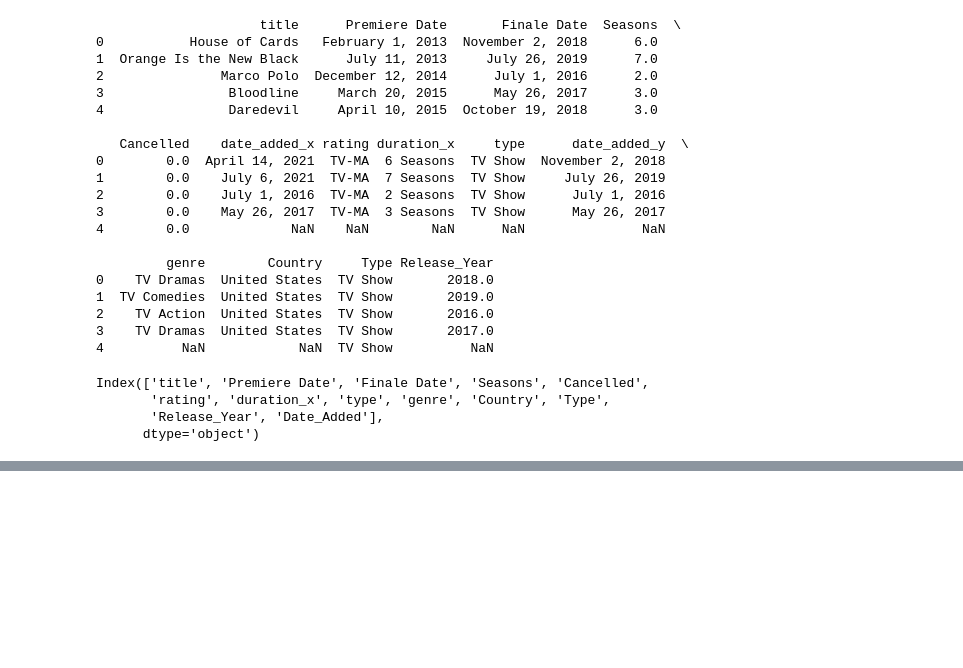
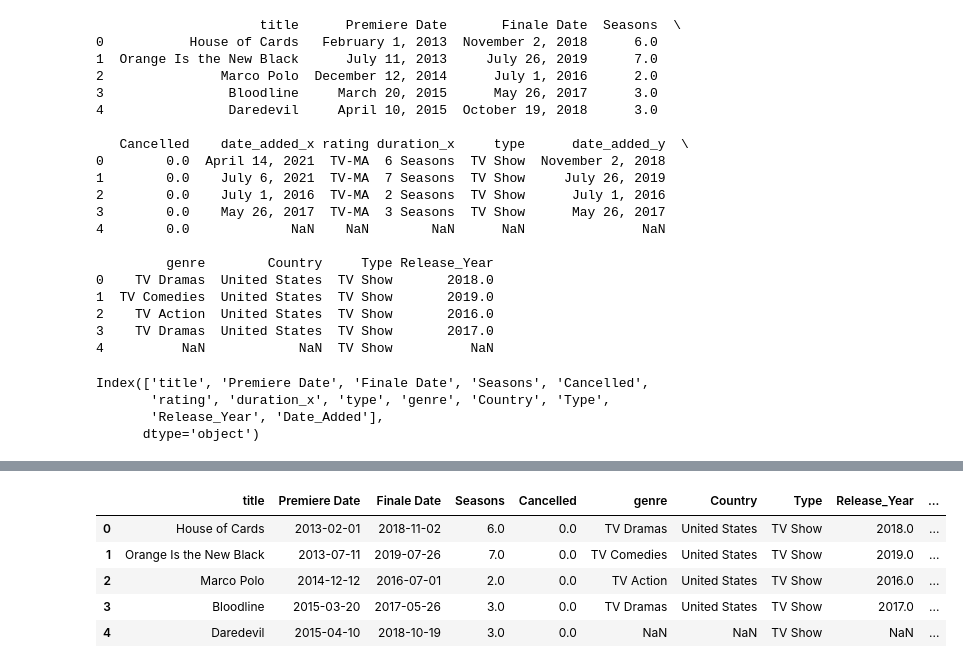
Before and after one commit to R-Byrd/project-one, a Jupyter notebook: netflix_analysis.ipynb, the cells around one changed output, grey strips where cells are left out. Cells and saved outputs as stored; diff of their text form; code cells hidden in the pictures; blank space fills up the shorter version.

```diff
--- a/netflix_analysis.ipynb
+++ b/netflix_analysis.ipynb
@@ -300,0 +377,18 @@ DataFrame has been saved to Resources/netflix_combined.csv
+# %%
+# Convert 'Premiere Date' and 'Finale Date' to datetime format
+clean_netflix_data_df['Premiere Date'] = pd.to_datetime(clean_netflix_data_df['Premiere Date'], errors='coerce')
+clean_netflix_data_df['Finale Date'] = pd.to_datetime(clean_netflix_data_df['Finale Date'], errors='coerce')
+
+# Extract the year and create new columns
+clean_netflix_data_df['Premiere Year'] = clean_netflix_data_df['Premiere Date'].dt.year
+clean_netflix_data_df['Finale Year'] = clean_netflix_data_df['Finale Date'].dt.year
+
+# Display the updated DataFrame
+clean_netflix_data_df.head()
+# %% [output]
+|  | title | Premiere Date | Finale Date | Seasons | Cancelled | genre | Country | Type | Release_Year | ... |
+| 0 | House of Cards | 2013-02-01 | 2018-11-02 | 6.0 | 0.0 | TV Dramas | United States | TV Show | 2018.0 | ... |
+| 1 | Orange Is the New Black | 2013-07-11 | 2019-07-26 | 7.0 | 0.0 | TV Comedies | United States | TV Show | 2019.0 | ... |
+| 2 | Marco Polo | 2014-12-12 | 2016-07-01 | 2.0 | 0.0 | TV Action | United States | TV Show | 2016.0 | ... |
+| 3 | Bloodline | 2015-03-20 | 2017-05-26 | 3.0 | 0.0 | TV Dramas | United States | TV Show | 2017.0 | ... |
+| 4 | Daredevil | 2015-04-10 | 2018-10-19 | 3.0 | 0.0 | NaN | NaN | TV Show | NaN | ... |
```
Also changed, not shown: parts of 10 cells of this notebook, 1 other file.
